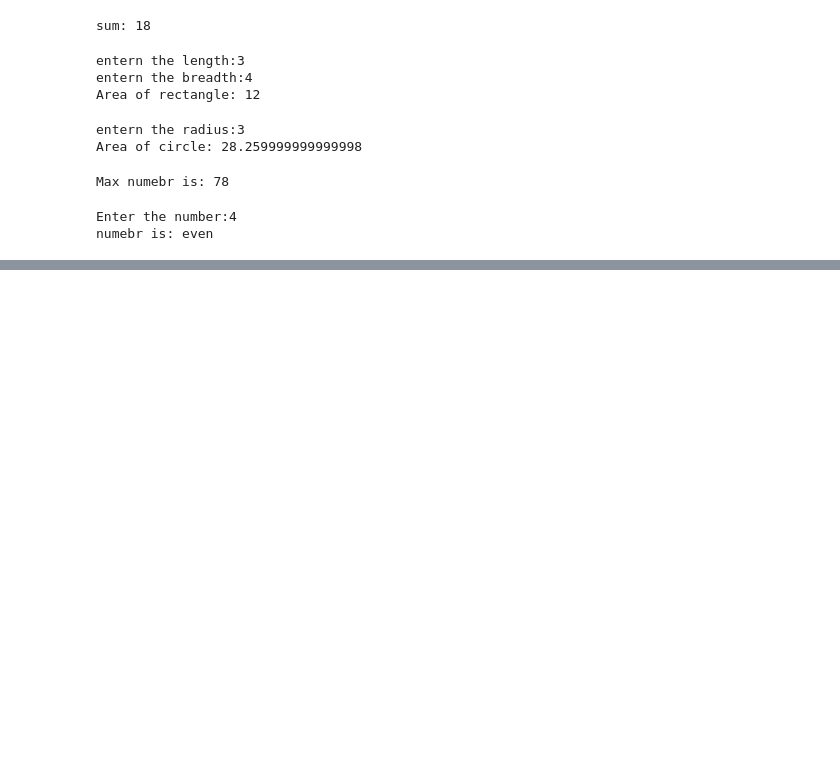
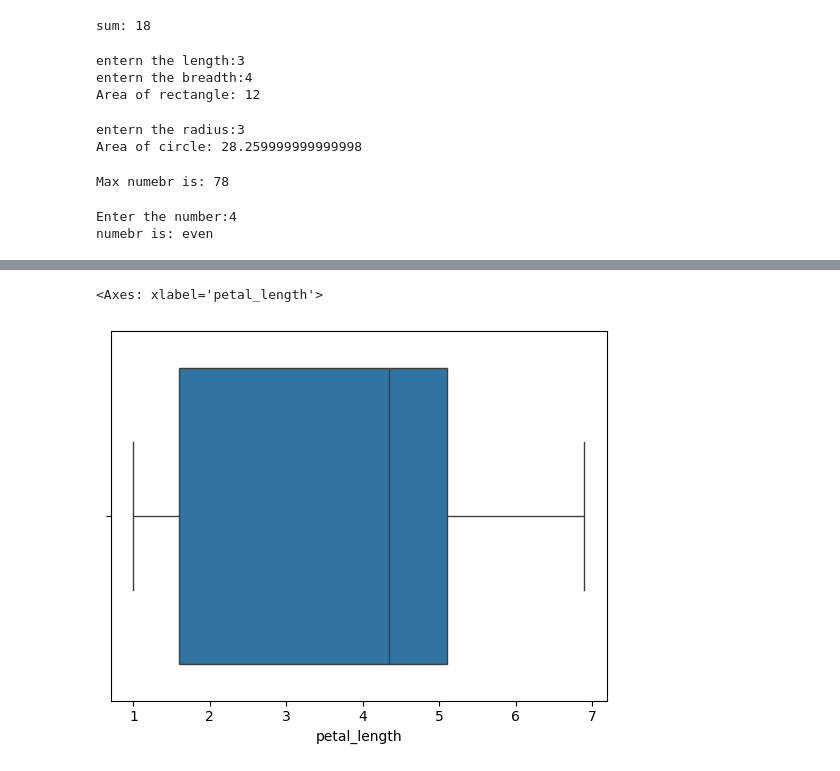
Before and after one commit to rajeshdchikkala/Ai-Datascience, a Jupyter notebook: Untitled1.ipynb, the cells around one changed output, grey strips where cells are left out. Drawn from its saved outputs; the diff is of its cells as text; code cells hidden in the pictures; blank space fills up the shorter version.

```diff
--- a/Untitled1.ipynb
+++ b/Untitled1.ipynb
@@ -60,0 +82,5 @@ print("numebr is:", find_positive(l))
+# %%
+sns.boxplot(x='petal_length',data=df)
+# %% [output]
+<Axes: xlabel='petal_length'>
+[figure, added]
```
Also changed, not shown: parts of 97 cells of this notebook.
